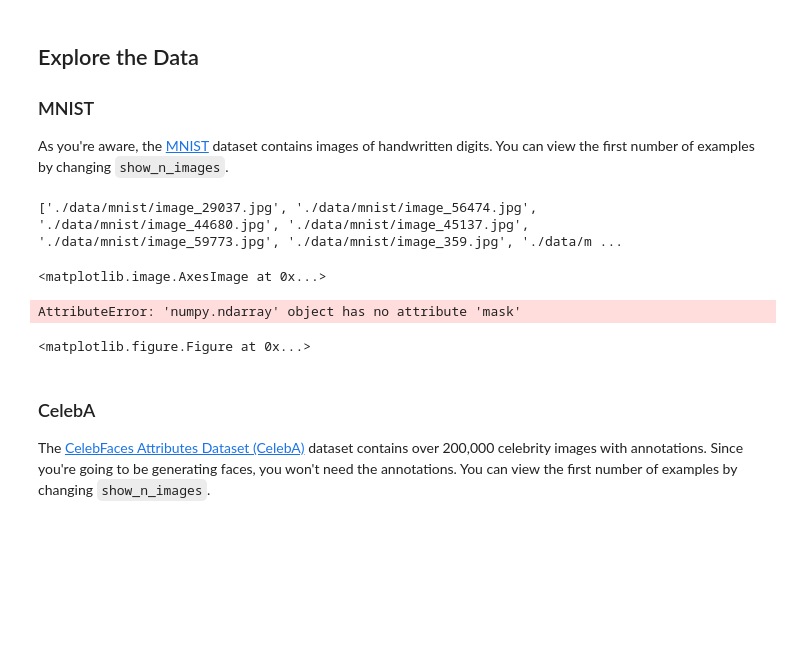
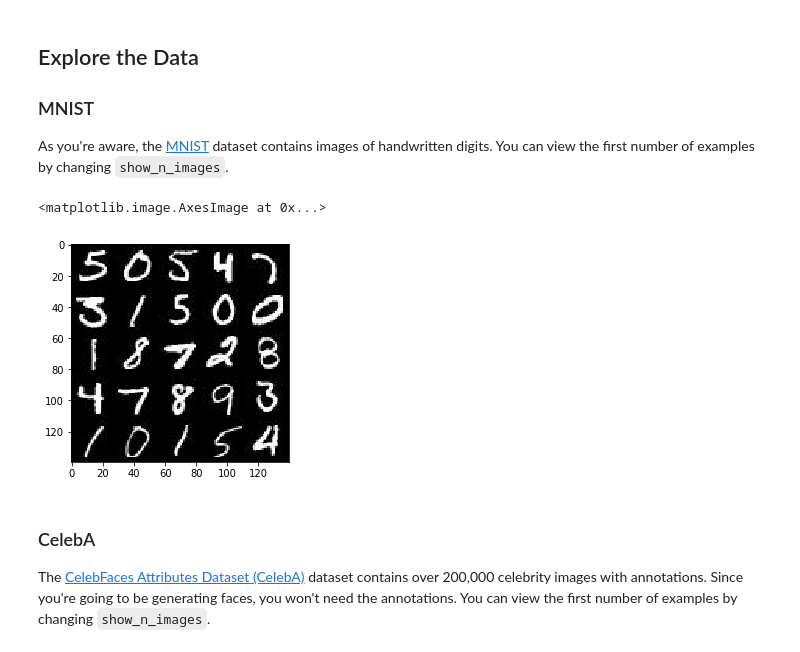
Before and after one commit to MapleInSpring/deep-learning, a Jupyter notebook: face_generation/dlnd_face_generation.ipynb, the cells around one changed output. Cells and saved outputs as stored; diff of their text form; code cells hidden in the pictures; blank space fills up the shorter version.

```diff
--- a/face_generation/dlnd_face_generation.ipynb
+++ b/face_generation/dlnd_face_generation.ipynb
@@ -33,23 +33,19 @@ As you're aware, the [MNIST](http://yann.lecun.com/exdb/mnist/) dataset contains
 # %%
 show_n_images = 25
 
 """
 DON'T MODIFY ANYTHING IN THIS CELL
 """
 %matplotlib inline
 import os
 from glob import glob
 from matplotlib import pyplot
 
-shown_images = glob(os.path.join(data_dir, 'mnist/*.jpg'))[:show_n_images]
-print(shown_images)
-mnist_images = helper.get_batch(shown_images, 28, 28, 'L')
-pyplot.imshow(helper.images_square_grid(mnist_images, 'L'), cmap='gray')
+mnist_images = helper.get_batch(glob(os.path.join(data_dir, 'mnist/*.jpg'))[:show_n_images], 28, 28, 'L')
+pyplot.imshow(np.array(helper.images_square_grid(mnist_images, 'L')), cmap='gray')
 # %% [output]
-['./data/mnist/image_29037.jpg', './data/mnist/image_56474.jpg', './data/mnist/image_44680.jpg', './data/mnist/image_45137.jpg', './data/mnist/image_59773.jpg', './data/mnist/image_359.jpg', './data/m ...
+<matplotlib.image.AxesImage at 0x...>
-<matplotlib.image.AxesImage at 0x...>
-AttributeError: 'numpy.ndarray' object has no attribute 'mask'
-<matplotlib.figure.Figure at 0x...>
+[figure, added]
 # %% [markdown]
 ### CelebA
 The [CelebFaces Attributes Dataset (CelebA)](http://mmlab.ie.cuhk.edu.hk/projects/CelebA.html) dataset contains over 200,000 celebrity images with annotations.  Since you're going to be generating faces, you won't need the annotations.  You can view the first number of examples by changing `show_n_images`.
```
Also changed, not shown: parts of 11 cells of this notebook.
